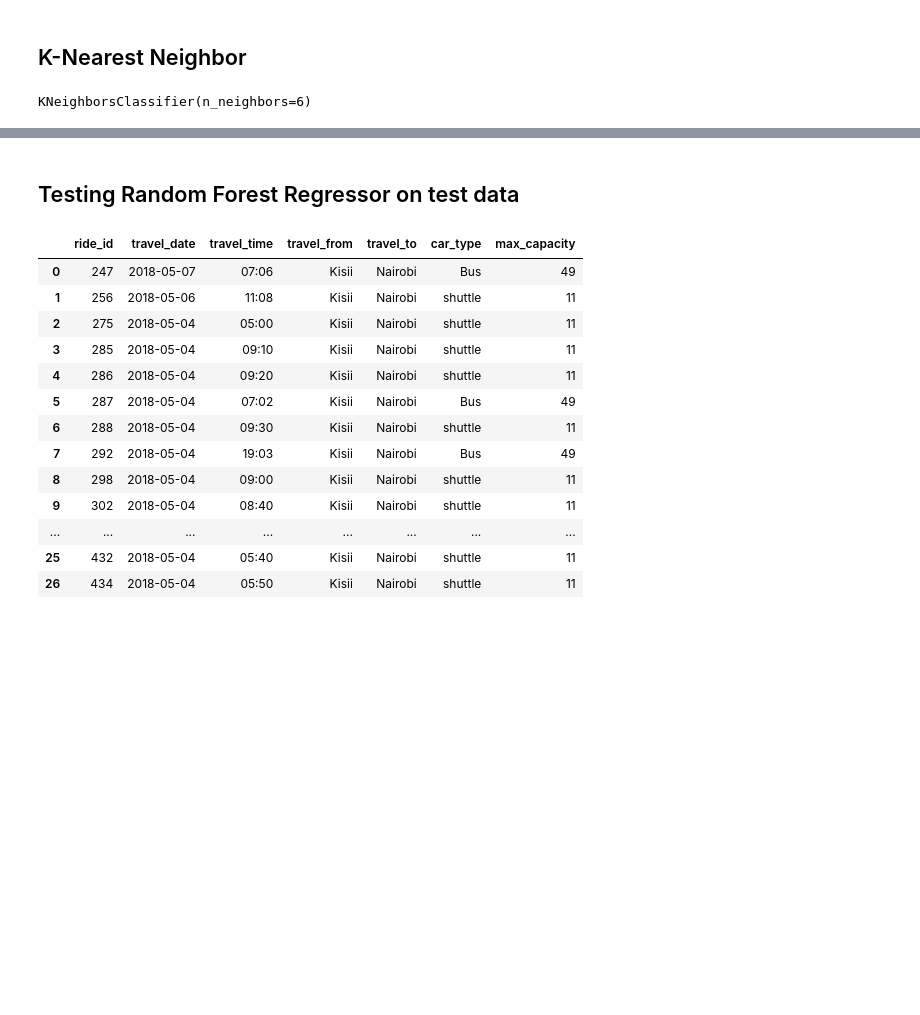
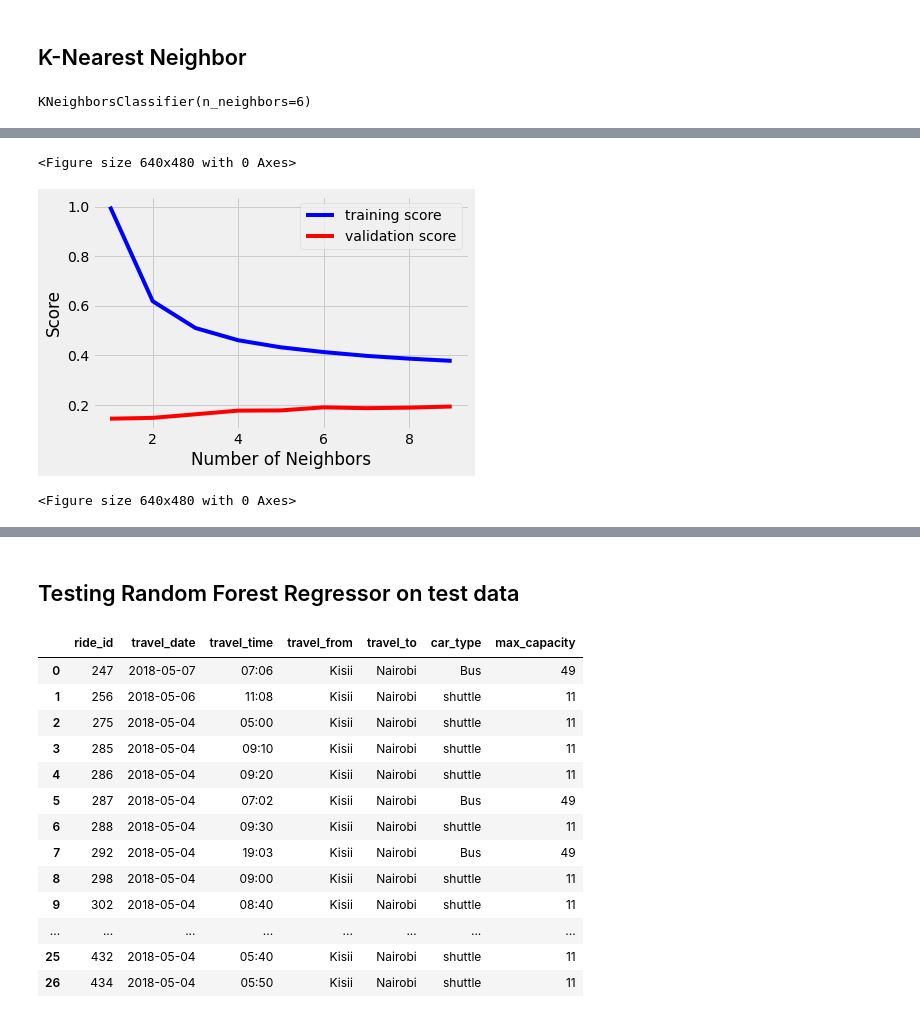
Before and after one commit to Panduhs/iX-Class-Project, a Jupyter notebook: Panduhs_Traffic_Modelling.ipynb, the cells around one changed output, grey strips where cells are left out. Cells and saved outputs as stored; diff of their text form; code cells hidden in the pictures; blank space fills up the shorter version.

Commit message:
Added additional features to EDA, Modeling Made edits to vlin_EDA for slides

```diff
--- a/Panduhs_Traffic_Modelling.ipynb
+++ b/Panduhs_Traffic_Modelling.ipynb
@@ -159,0 +160,18 @@ cv_df
+# %%
+#plots the validation curve of K's up to 10
+
+from sklearn.model_selection import validation_curve
+from matplotlib.pyplot import figure
+Ks= np.arange(0,10)
+train_score, val_score = validation_curve(KNeighborsClassifier(), X, y, param_name = 'n_neighbors', param_range = Ks, cv = 7)
+plt.plot(Ks, np.median(train_score,1), color = 'blue', label = 'training score')
+plt.plot(Ks, np.median(val_score,1), color = 'red', label = 'validation score')
+plt.legend(loc = 'best')
+plt.ylim = (0,1)
+plt.xlabel('Number of Neighbors')
+plt.ylabel('Score')
+figure(figsize=(8, 6), dpi=80)
+# %% [output]
+<Figure size 640x480 with 0 Axes>
+[figure, added]
+<Figure size 640x480 with 0 Axes>
```
Also changed, not shown: parts of 9 cells of this notebook, 3 other files.
